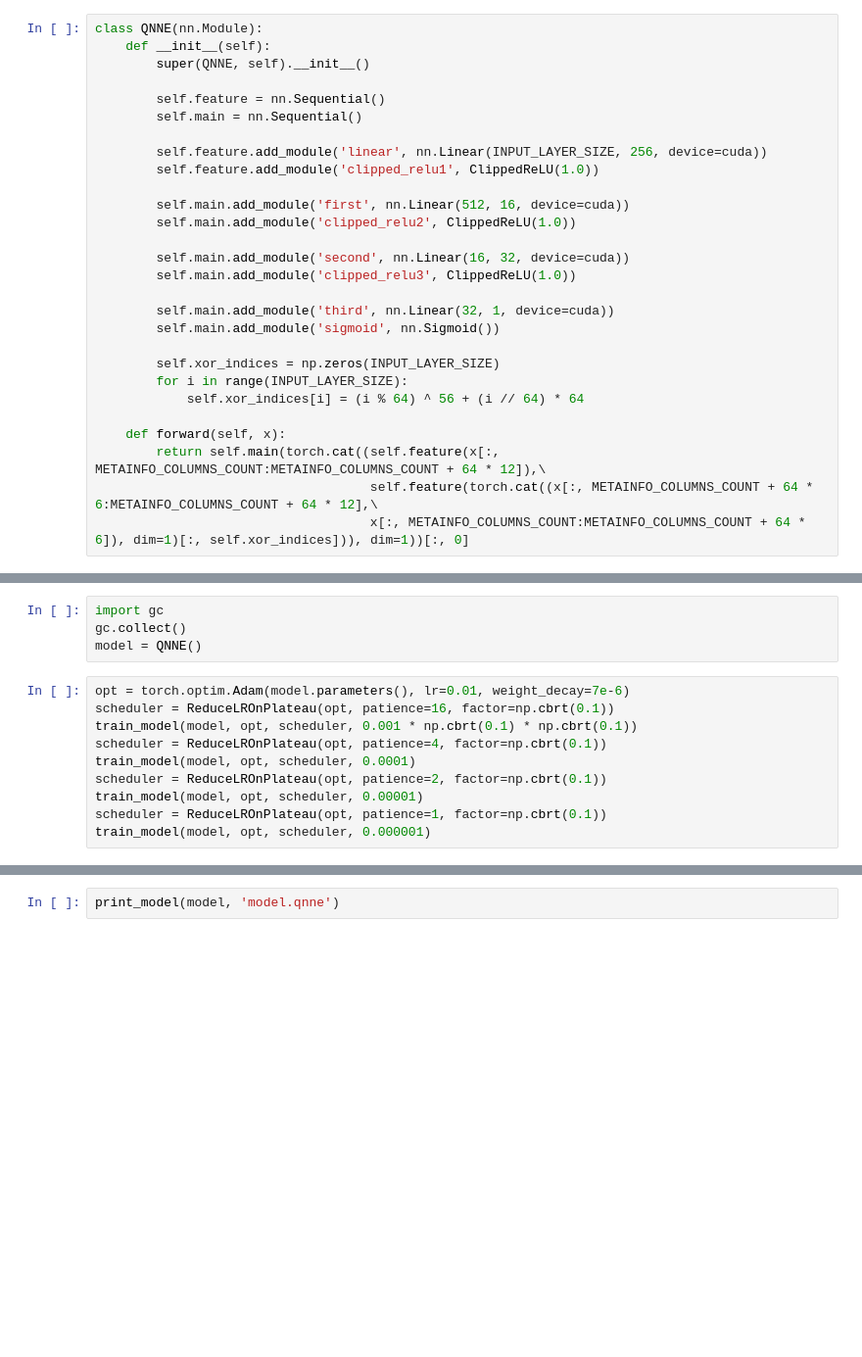
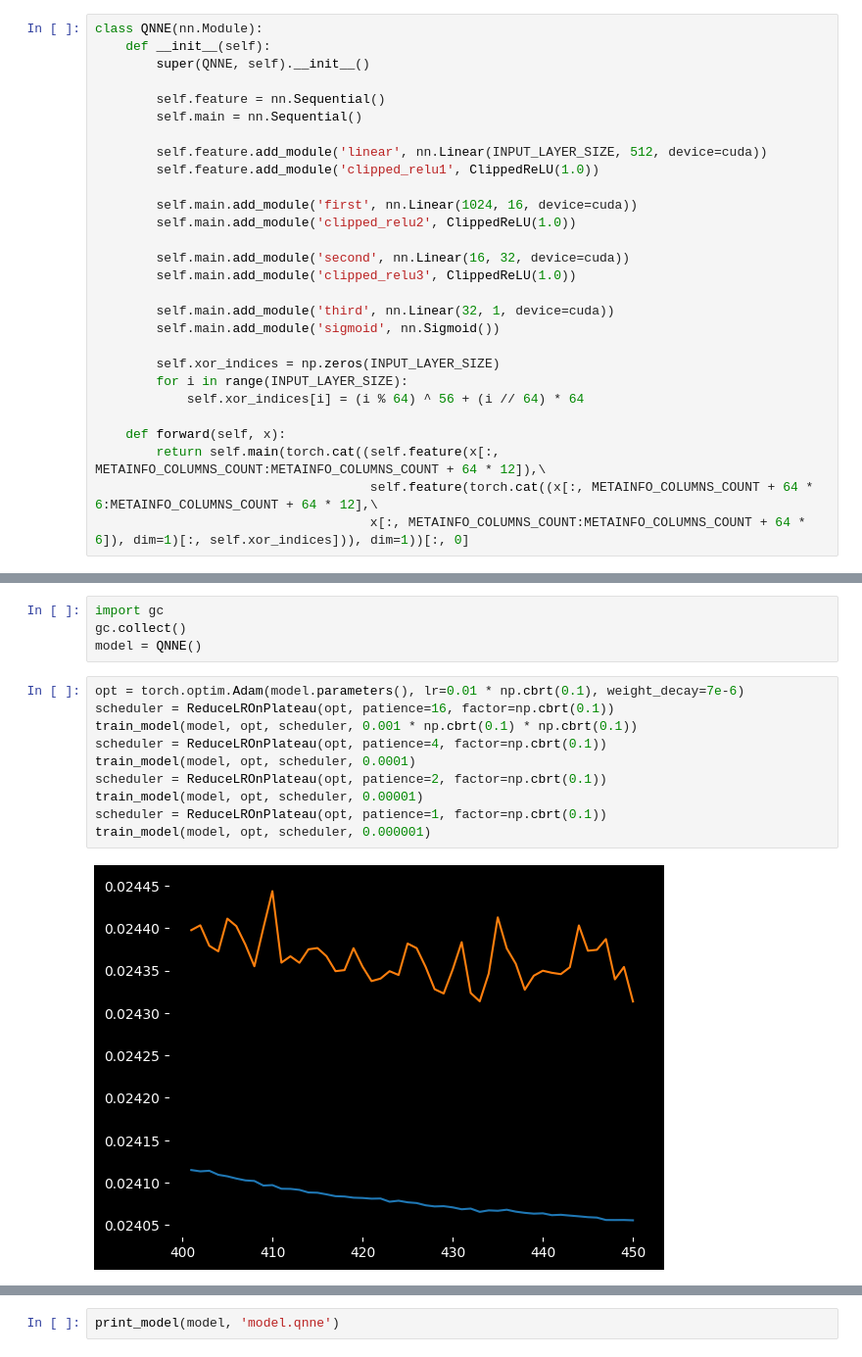
Before and after one commit to Wind-Eagle/Quirky, a Jupyter notebook: tools/model_learner/learner.ipynb, the cells around one changed output, grey strips where cells are left out. Shown at 98% size. Saved outputs shown, nothing was run; the diff lists cells and outputs as text; blank space fills up the shorter version.

Commit message:
New model architecture

```diff
--- a/tools/model_learner/learner.ipynb
+++ b/tools/model_learner/learner.ipynb
@@ -85,10 +85,10 @@ class QNNE(nn.Module):
         self.feature = nn.Sequential()
         self.main = nn.Sequential()
 
-        self.feature.add_module('linear', nn.Linear(INPUT_LAYER_SIZE, 256, device=cuda))
+        self.feature.add_module('linear', nn.Linear(INPUT_LAYER_SIZE, 512, device=cuda))
         self.feature.add_module('clipped_relu1', ClippedReLU(1.0))
 
-        self.main.add_module('first', nn.Linear(512, 16, device=cuda))
+        self.main.add_module('first', nn.Linear(1024, 16, device=cuda))
         self.main.add_module('clipped_relu2', ClippedReLU(1.0))
 
         self.main.add_module('second', nn.Linear(16, 32, device=cuda))
@@ -198,12 +198,14 @@ import gc
 gc.collect()
 model = QNNE()
 # %%
-opt = torch.optim.Adam(model.parameters(), lr=0.01, weight_decay=7e-6)
+opt = torch.optim.Adam(model.parameters(), lr=0.01 * np.cbrt(0.1), weight_decay=7e-6)
 scheduler = ReduceLROnPlateau(opt, patience=16, factor=np.cbrt(0.1))
 train_model(model, opt, scheduler, 0.001 * np.cbrt(0.1) * np.cbrt(0.1))
 scheduler = ReduceLROnPlateau(opt, patience=4, factor=np.cbrt(0.1))
 train_model(model, opt, scheduler, 0.0001)
 scheduler = ReduceLROnPlateau(opt, patience=2, factor=np.cbrt(0.1))
 train_model(model, opt, scheduler, 0.00001)
 scheduler = ReduceLROnPlateau(opt, patience=1, factor=np.cbrt(0.1))
 train_model(model, opt, scheduler, 0.000001)
+# %% [output]
+[figure, added]
```
Also changed, not shown: parts of 1 cell of this notebook, 5 other files.
